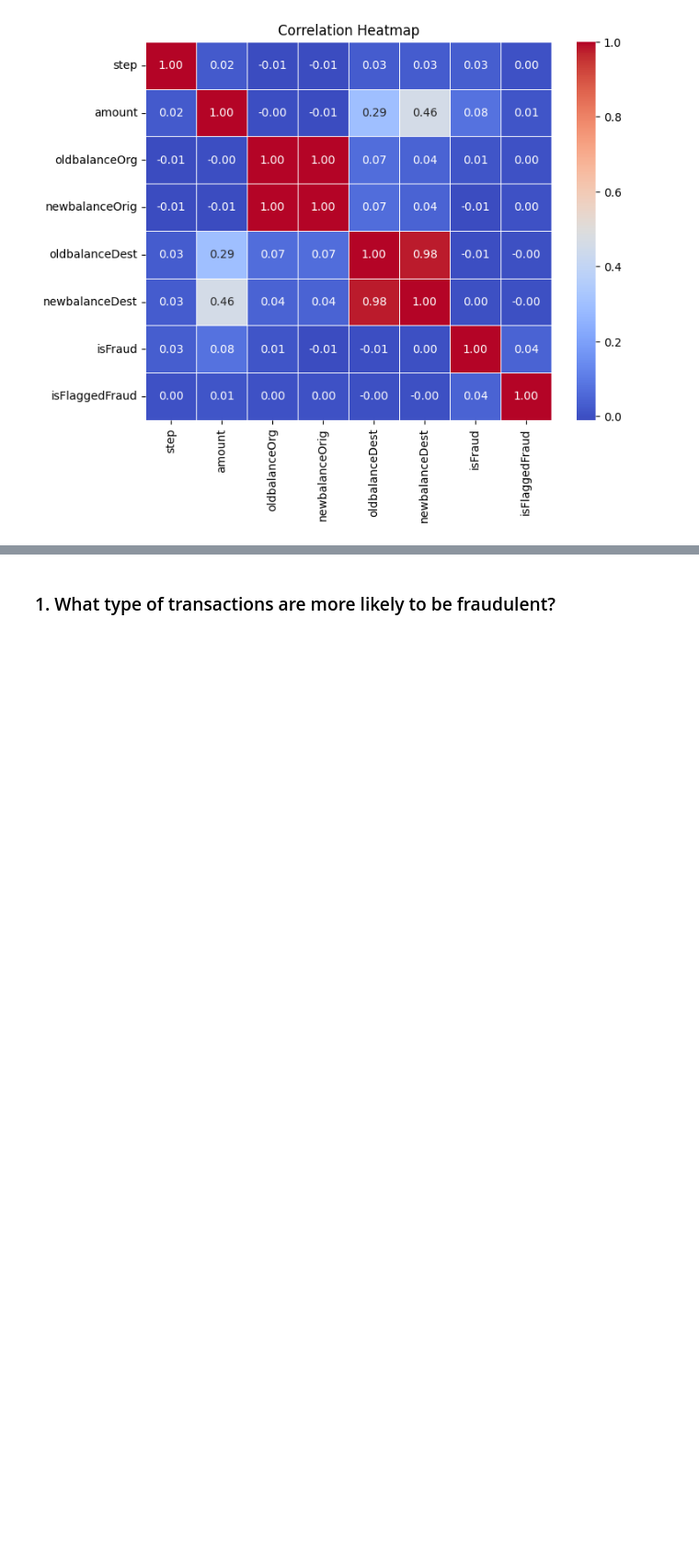
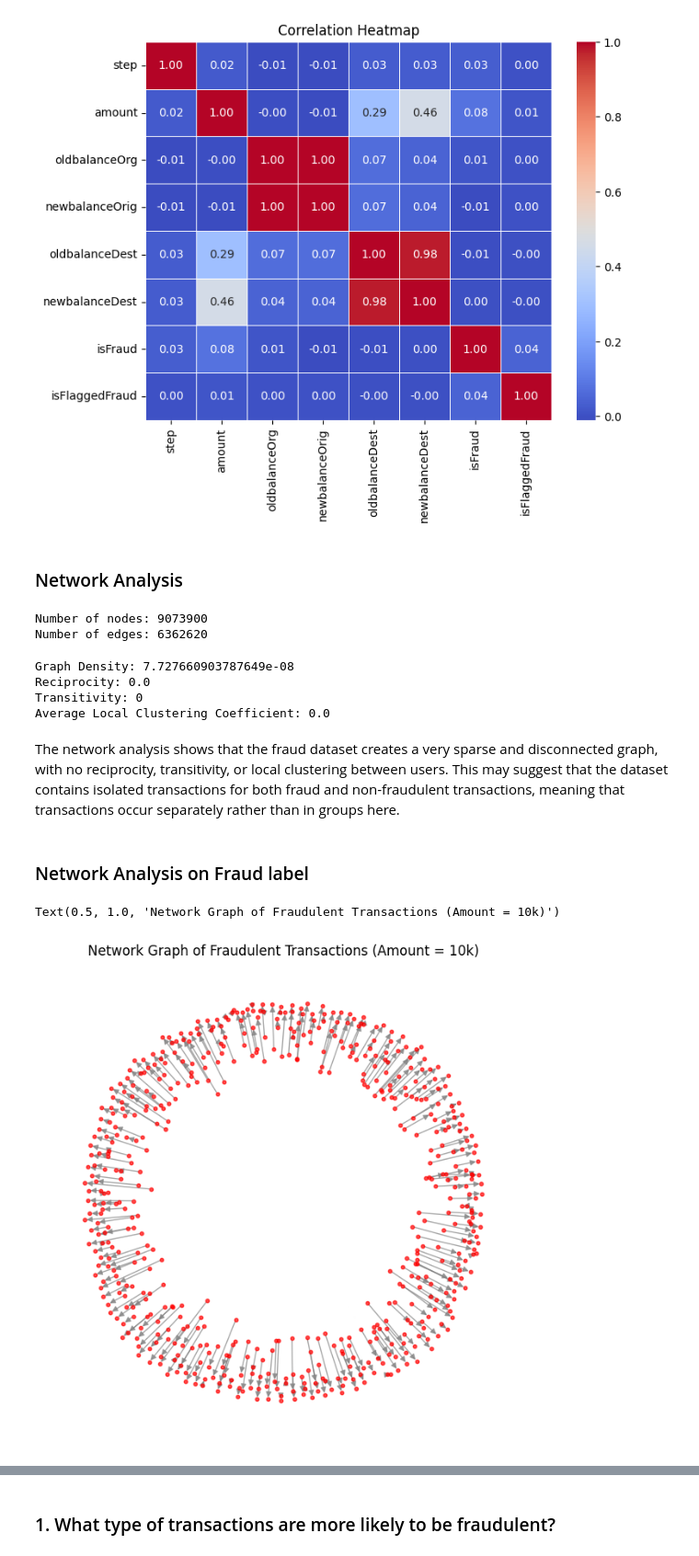
Before and after one commit to vernenlim/DSA4263, a Jupyter notebook: Notebooks/main.ipynb, the cells around one changed output, grey strips where cells are left out. Shown: that part at 92% size. Drawn from its saved outputs; the diff is of its cells as text; code cells hidden in the pictures; blank space fills up the shorter version.

Commit message:
added network analysis

```diff
--- a/Notebooks/main.ipynb
+++ b/Notebooks/main.ipynb
@@ -189,3 +191,44 @@ plt.title('Correlation Heatmap')
 plt.show()
 # %% [output]
 [figure]
+# %% [markdown]
+<h3> Network Analysis</h3>
+# %%
+G = nx.from_pandas_edgelist(df, source='nameOrig', target='nameDest', edge_attr=['amount', 'isFraud'], create_using=nx.DiGraph)
+
+print("Number of nodes:", G.number_of_nodes())
+print("Number of edges:", G.number_of_edges())
+# %% [output]
+Number of nodes: 9073900
+Number of edges: 6362620
+# %%
+density = nx.density(G)
+reciprocity = nx.reciprocity(G)
+transitivity = nx.transitivity(G)
+clustering_coeffs = nx.clustering(G)
+average_clustering = sum(clustering_coeffs.values()) / len(clustering_coeffs)
+
+print("Graph Density:", density)
+print("Reciprocity:", reciprocity)
+print("Transitivity:", transitivity)
+print("Average Local Clustering Coefficient:", average_clustering)
+# %% [output]
+Graph Density: 7.727660903787649e-08
+Reciprocity: 0.0
+Transitivity: 0
+Average Local Clustering Coefficient: 0.0
+# %% [markdown]
+The network analysis shows that the fraud dataset creates a very sparse and disconnected graph, with no reciprocity, transitivity, or local clustering between users. This may suggest that the dataset contains isolated transactions for both fraud and non-fraudulent transactions, meaning that transactions occur separately rather than in groups here.
+# %% [markdown]
+<h3> Network Analysis on Fraud label
+# %%
+fraud_df_10k = df[(df['amount'] == 10000000) & (df['isFraud'] == 1)] #$1M is the most frequent transaction amount in the dataset
+
+G_fraud_10k = nx.from_pandas_edgelist(fraud_df_10k, source='nameOrig', target='nameDest', edge_attr=['amount', 'isFraud'], create_using=nx.DiGraph)
+
+plt.figure(figsize=(6, 6))
+nx.draw(G_fraud_10k, with_labels=False, node_size=10, alpha=0.7, node_color='red', edge_color='gray')
+plt.title("Network Graph of Fraudulent Transactions (Amount = 10k)")
+# %% [output]
+Text(0.5, 1.0, 'Network Graph of Fraudulent Transactions (Amount = 10k)')
+[figure, added]
```
Also changed, not shown: parts of 5 cells of this notebook.
